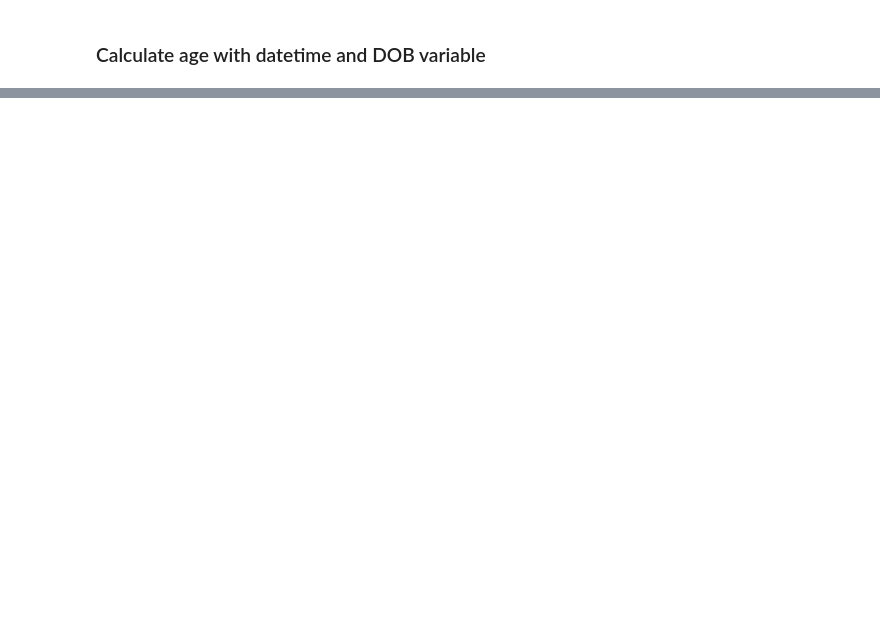
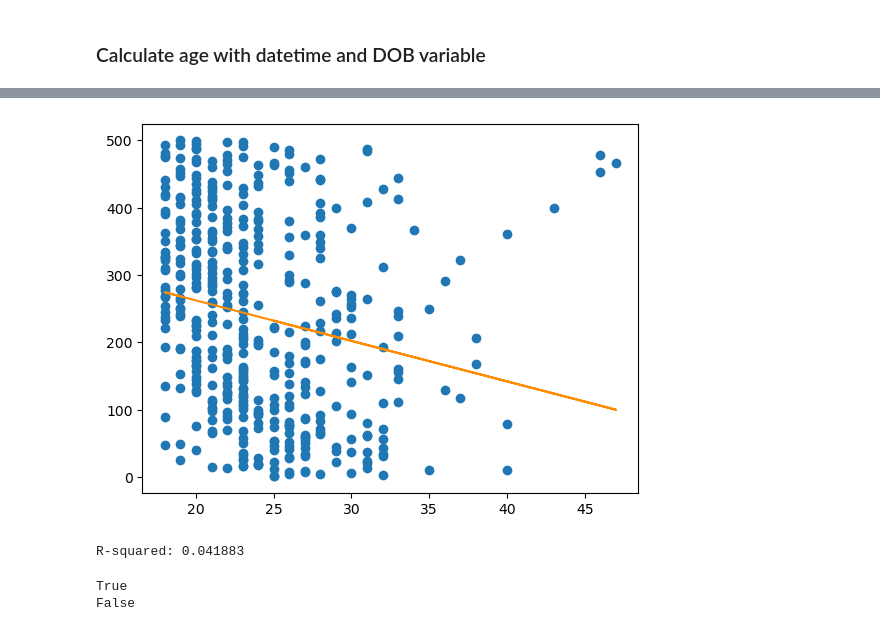
Before and after one commit to ethanwright96/javelin-data-science, a Jupyter notebook: World Athletics/world_athletics_scrape.ipynb, the cells around one changed output, grey strips where cells are left out. Drawn from its saved outputs; the diff is of its cells as text; code cells hidden in the pictures; blank space fills up the shorter version.

```diff
--- a/World Athletics/world_athletics_scrape.ipynb
+++ b/World Athletics/world_athletics_scrape.ipynb
@@ -68,0 +175,51 @@ https://docs.python.org/3/library/datetime.html
+# %%
+a, b = np.polyfit(adult_df.Age, adult_df.Place, 1)
+
+plt.scatter(x=adult_df.Age, y=adult_df.Place)
+
+plt.plot(adult_df.Age, a*adult_df.Age+b, color = 'darkorange')
+
+# plt.title("Regional Opioid Mortality Rate by Percent OTP-Offering Facilities")
+# plt.xlabel("Regional Percentage of Substance Abuse Treatment Facilties offering OTP")
+# plt.ylabel("Regional Opioid Mortality Rate (per 100,000)")
+# plt.savefig('Figures/odMortRtAv_percentOTP.png')
+plt.show()
+# %% [output]
+[figure, added]
+# %%
+res = sts.linregress(adult_df.Age, adult_df.Place)
+print(f"R-squared: {res.rvalue**2:.6f}")
+# %% [output]
+R-squared: 0.041883
+# %%
+# Remove missing values
+adult_df = adult_df.dropna()
+
+# Reset index
+adult_df = adult_df.reset_index(drop=True)
+
+# Assign variable to x and y
+x = adult_df.Age
+y = adult_df.Place
+
+# Remove duplicates
+unique_x, unique_idx = np.unique(x, return_index=True)
+x = unique_x
+y = y[unique_idx]
+
+# Define custom index
+idx = ['point_{}'.format(i) for i in range(len(x))]
+
+# Convert the lists to pandas Series with custom index 'idx'
+x = pd.Series(x, index=idx)
+y = pd.Series(y, index=idx)
+
+# Sort the Series by index
+x_sorted = x.sort_index()
+y_sorted = y.sort_index()
+
+print(np.isnan(y_sorted).any())  # Check for NaN values
+print(np.isinf(y_sorted).any())  # Check for Inf values
+# %% [output]
+True
+False
```
Also changed, not shown: parts of 30 cells of this notebook.
